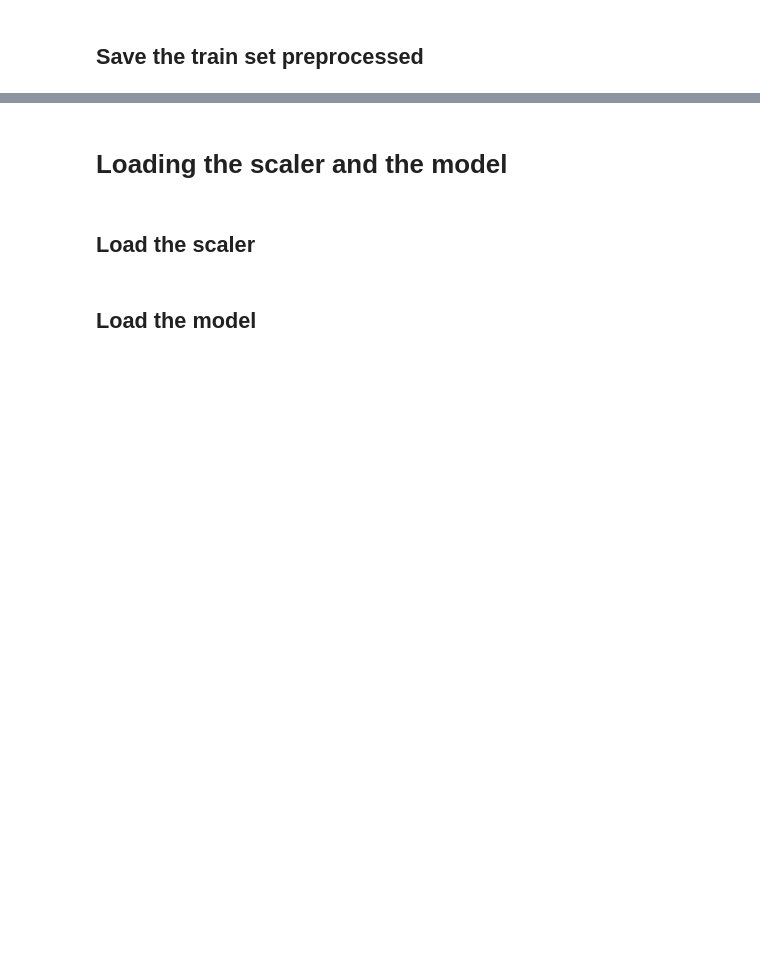
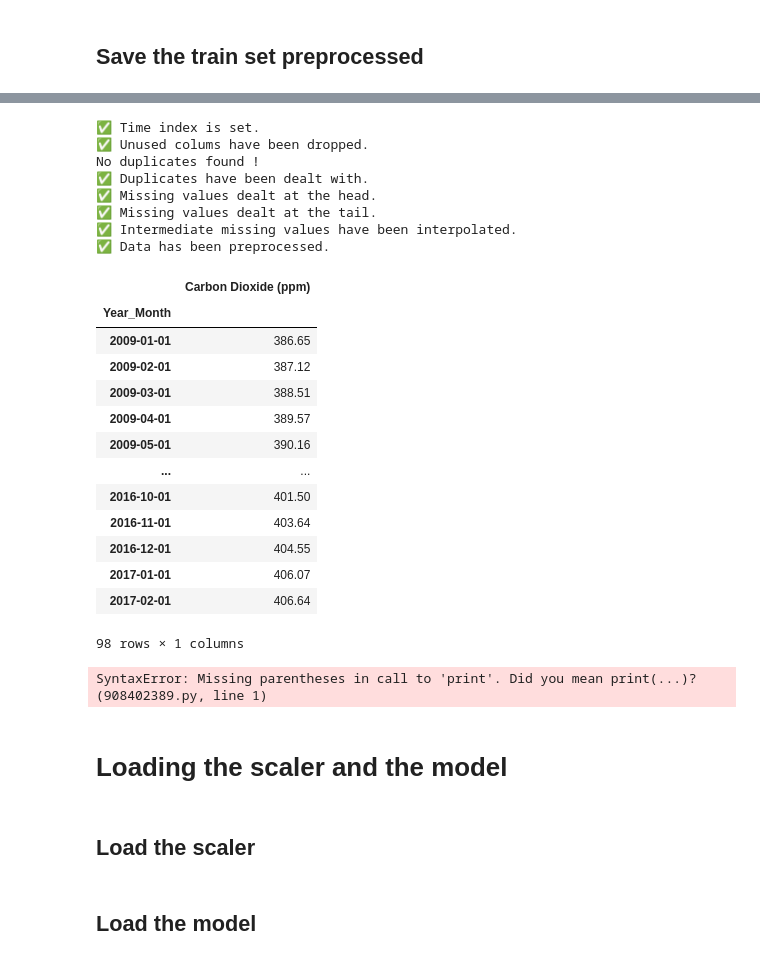
Before and after one commit to thcarole1/Carbon_Dioxide_Levels_in_Atmosphere, a Jupyter notebook: notebooks/Carbon dioxide levels prediction_Final.ipynb, the cells around one changed output, grey strips where cells are left out. Drawn from its saved outputs; the diff is of its cells as text; code cells hidden in the pictures; blank space fills up the shorter version.

```diff
--- a/notebooks/Carbon dioxide levels prediction_Final.ipynb
+++ b/notebooks/Carbon dioxide levels prediction_Final.ipynb
@@ -1585,3 +1681,33 @@ train_preprocessed
+# %%
+test_preprocessed = preprocess_data_api(test_raw)
+test_preprocessed
+# %% [output]
+✅ Time index is set.
+✅ Unused colums have been dropped.
+No duplicates found !
+✅ Duplicates have been dealt with.
+✅ Missing values dealt at the head.
+✅ Missing values dealt at the tail.
+✅ Intermediate missing values have been interpolated.
+✅ Data has been preprocessed.
+|  | Carbon Dioxide (ppm) |
+| Year_Month |  |
+| 2009-01-01 | 386.65 |
+| 2009-02-01 | 387.12 |
+| 2009-03-01 | 388.51 |
+| 2009-04-01 | 389.57 |
+| 2009-05-01 | 390.16 |
+| ... | ... |
+| 2016-10-01 | 401.50 |
+| 2016-11-01 | 403.64 |
+| 2016-12-01 | 404.55 |
+| 2017-01-01 | 406.07 |
+| 2017-02-01 | 406.64 |
+98 rows × 1 columns
+# %%
+print i
+# %% [output]
+SyntaxError: Missing parentheses in call to 'print'. Did you mean print(...)? (908402389.py, line 1)
 # %% [markdown]
 # Loading the scaler and the model
 # %% [markdown]
```
Also changed, not shown: parts of 33 cells of this notebook, 3 other files.
